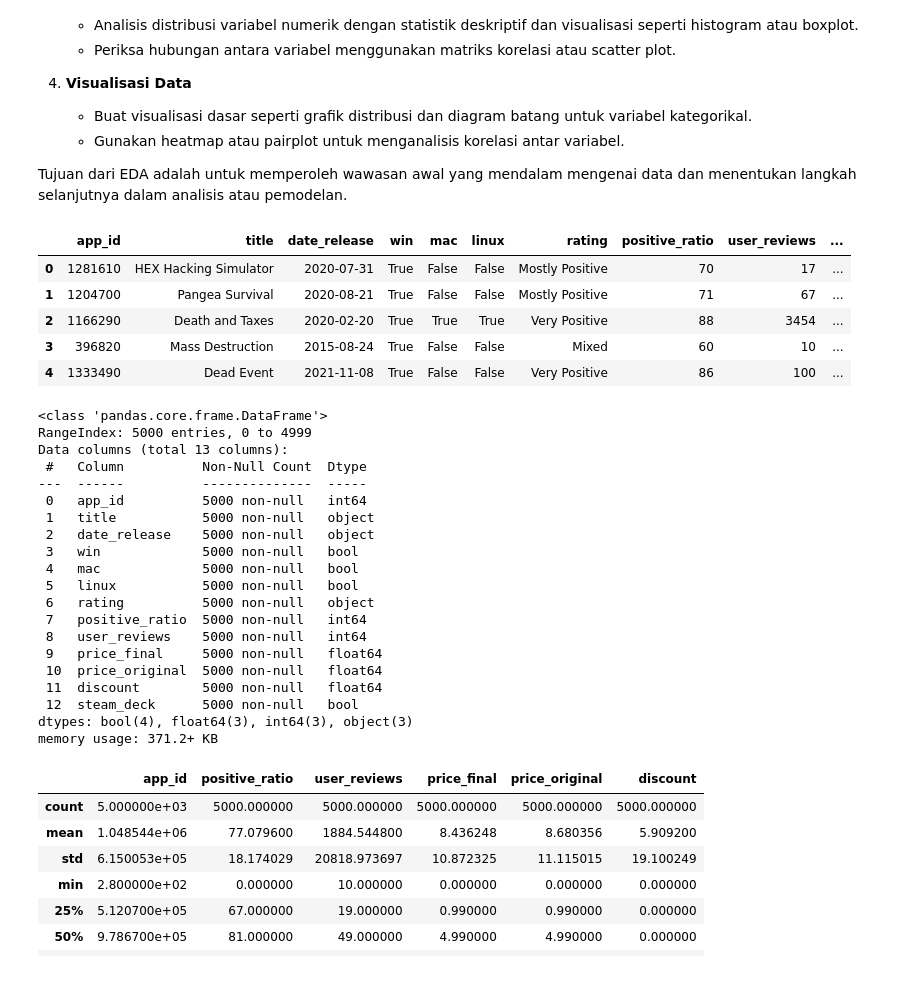
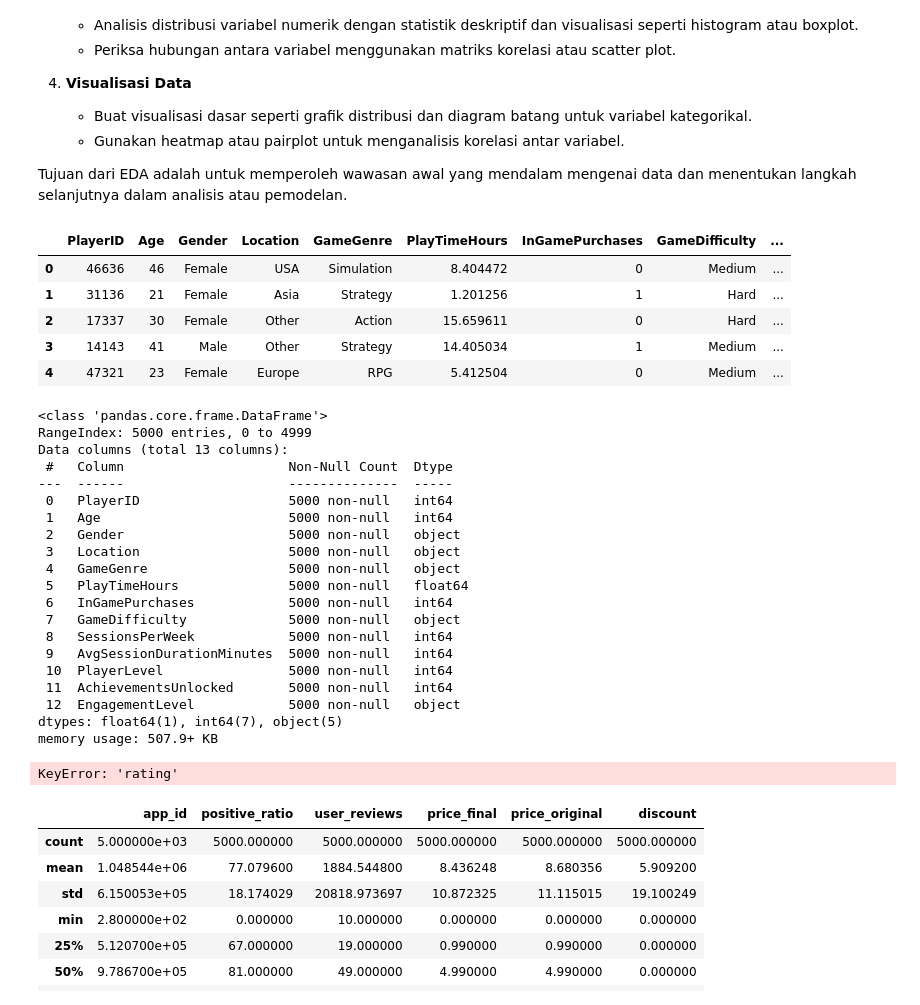
Before and after one commit to M4tchaa/submission-ml, a Jupyter notebook: Submission_Akhir_BMLP_Arliyandi.ipynb, the cells around one changed output. Cells and saved outputs as stored; diff of their text form; code cells hidden in the pictures.

```diff
--- a/Submission_Akhir_BMLP_Arliyandi.ipynb
+++ b/Submission_Akhir_BMLP_Arliyandi.ipynb
@@ -39,15 +40,15 @@ Pada tahap ini, Anda perlu memuat dataset ke dalam notebook. Jika dataset dalam
 
 Jika dataset berada di Google Drive, pastikan Anda menghubungkan Google Drive ke Colab terlebih dahulu. Setelah dataset berhasil dimuat, langkah berikutnya adalah memeriksa kesesuaian data dan siap untuk dianalisis lebih lanjut.
 # %%
-dataset_path = 'data/games.csv'
-df = pd.read_csv(dataset_path)
+# dataset_path = 'data/games.csv'
+# df = pd.read_csv(dataset_path)
 
-# Mengambil 5000 data acak
-subdata_df = df.sample(n=5000, random_state=100)
-subdata_path = 'data/subdata.csv'
-subdata_df.to_csv(subdata_path, index=False)
+# # Mengambil 5000 data saja
+# subdata_df = df.sample(n=5000, random_state=100)
+# subdata_path = 'data/subdata.csv'
+# subdata_df.to_csv(subdata_path, index=False)
 
-data = pd.read_csv("data/subdata.csv")
+df = pd.read_csv("data/subdata.csv")
 # %% [markdown]
 # **4. Exploratory Data Analysis (EDA)**
 
@@ -70,35 +71,39 @@ Pada tahap ini, Anda akan melakukan **Exploratory Data Analysis (EDA)** untuk me
 
 Tujuan dari EDA adalah untuk memperoleh wawasan awal yang mendalam mengenai data dan menentukan langkah selanjutnya dalam analisis atau pemodelan.
 # %%
-data.head()
+df.head()
 # %% [output]
-|  | app_id | title | date_release | win | mac | linux | rating | positive_ratio | user_reviews | ... |
-| 0 | 1281610 | HEX Hacking Simulator | 2020-07-31 | True | False | False | Mostly Positive | 70 | 17 | ... |
-| 1 | 1204700 | Pangea Survival | 2020-08-21 | True | False | False | Mostly Positive | 71 | 67 | ... |
-| 2 | 1166290 | Death and Taxes | 2020-02-20 | True | True | True | Very Positive | 88 | 3454 | ... |
-| 3 | 396820 | Mass Destruction | 2015-08-24 | True | False | False | Mixed | 60 | 10 | ... |
-| 4 | 1333490 | Dead Event | 2021-11-08 | True | False | False | Very Positive | 86 | 100 | ... |
+|  | PlayerID | Age | Gender | Location | GameGenre | PlayTimeHours | InGamePurchases | GameDifficulty | ... |
+| 0 | 46636 | 46 | Female | USA | Simulation | 8.404472 | 0 | Medium | ... |
+| 1 | 31136 | 21 | Female | Asia | Strategy | 1.201256 | 1 | Hard | ... |
+| 2 | 17337 | 30 | Female | Other | Action | 15.659611 | 0 | Hard | ... |
+| 3 | 14143 | 41 | Male | Other | Strategy | 14.405034 | 1 | Medium | ... |
+| 4 | 47321 | 23 | Female | Europe | RPG | 5.412504 | 0 | Medium | ... |
 # %%
-data.info()
+df.info()
 # %% [output]
 <class 'pandas.core.frame.DataFrame'>
 RangeIndex: 5000 entries, 0 to 4999
 Data columns (total 13 columns):
- #   Column          Non-Null Count  Dtype
----  ------          --------------  -----
- 0   app_id          5000 non-null   int64
- 1   title           5000 non-null   object
- 2   date_release    5000 non-null   object
- 3   win             5000 non-null   bool
- 4   mac             5000 non-null   bool
- 5   linux           5000 non-null   bool
- 6   rating          5000 non-null   object
- 7   positive_ratio  5000 non-null   int64
- 8   user_reviews    5000 non-null   int64
- 9   price_final     5000 non-null   float64
- 10  price_original  5000 non-null   float64
- 11  discount        5000 non-null   float64
- 12  steam_deck      5000 non-null   bool
-dtypes: bool(4), float64(3), int64(3), object(3)
-memory usage: 371.2+ KB
+ #   Column                     Non-Null Count  Dtype
+---  ------                     --------------  -----
+ 0   PlayerID                   5000 non-null   int64
+ 1   Age                        5000 non-null   int64
+ 2   Gender                     5000 non-null   object
+ 3   Location                   5000 non-null   object
+ 4   GameGenre                  5000 non-null   object
+ 5   PlayTimeHours              5000 non-null   float64
+ 6   InGamePurchases            5000 non-null   int64
+ 7   GameDifficulty             5000 non-null   object
+ 8   SessionsPerWeek            5000 non-null   int64
+ 9   AvgSessionDurationMinutes  5000 non-null   int64
+ 10  PlayerLevel                5000 non-null   int64
+ 11  AchievementsUnlocked       5000 non-null   int64
+ 12  EngagementLevel            5000 non-null   object
+dtypes: float64(1), int64(7), object(5)
+memory usage: 507.9+ KB
+# %%
+print(df['rating'].unique())
+# %% [output]
+KeyError: 'rating'
 # %%
```
Also changed, not shown: parts of 23 cells of this notebook, 3 other files.
